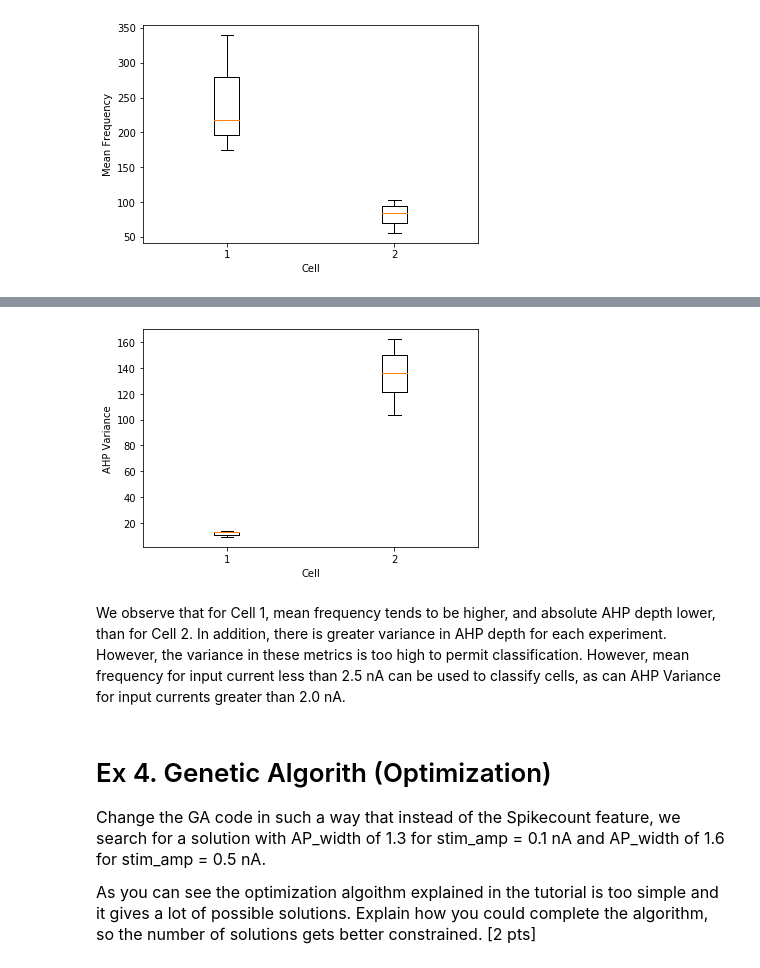
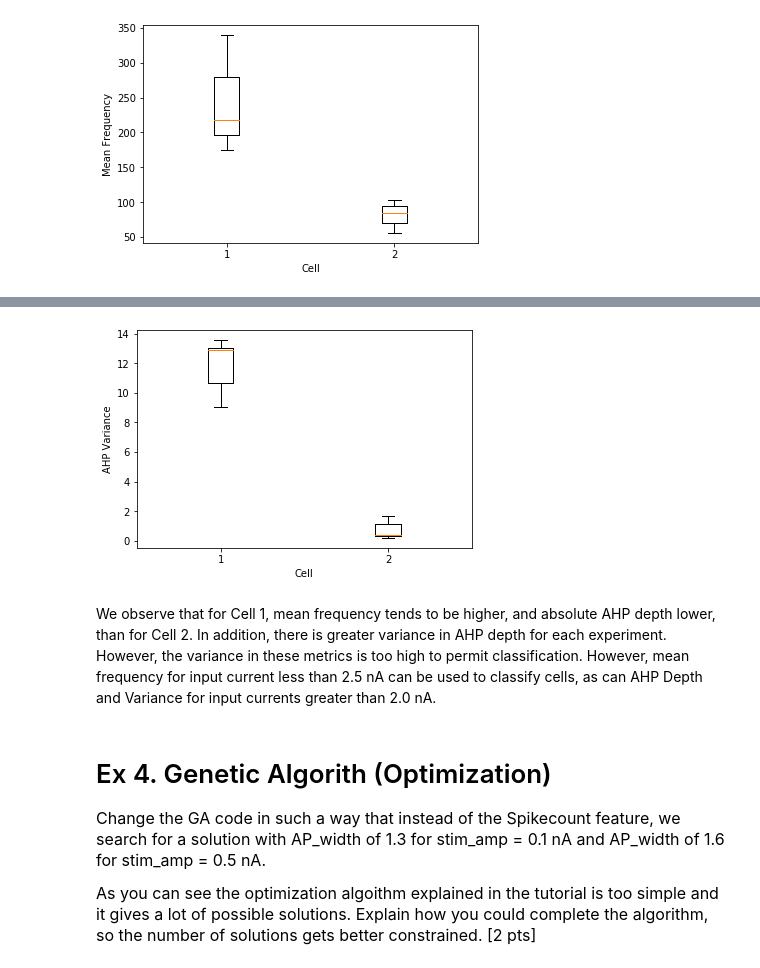
Before and after one commit to jjt20/InSilicoClass, a Jupyter notebook: my_notebooks/Week5/Week5_HomeWork.ipynb, the cells around one changed output, grey strips where cells are left out. Drawn from its saved outputs; the diff is of its cells as text; code cells hidden in the pictures.

```diff
--- a/my_notebooks/Week5/Week5_HomeWork.ipynb
+++ b/my_notebooks/Week5/Week5_HomeWork.ipynb
@@ -612,13 +620,13 @@ plt.show()
 # %%
 plt.figure()
-plt.boxplot([AHPVars1[4:],mean_freq2[4:]])
+plt.boxplot([AHPVars1[4:],AHPVars2[4:]])
 plt.xlabel('Cell')
 plt.ylabel('AHP Variance')
 plt.show()
 # %% [output]
-[figure, old version]
+[figure, new version]
 # %% [markdown]
-We observe that for Cell 1, mean frequency tends to be higher, and absolute AHP depth lower, than for Cell 2. In addition, there is greater variance in AHP depth for each experiment. However, the variance in these metrics is too high to permit classification. However, mean frequency for input current less than 2.5 nA can be used to classify cells, as can AHP Variance for input currents greater than 2.0 nA.
+We observe that for Cell 1, mean frequency tends to be higher, and absolute AHP depth lower, than for Cell 2. In addition, there is greater variance in AHP depth for each experiment. However, the variance in these metrics is too high to permit classification. However, mean frequency for input current less than 2.5 nA can be used to classify cells, as can AHP Depth and Variance for input currents greater than 2.0 nA.
 # %% [markdown]
 # Ex 4. Genetic Algorith (Optimization)
 
```
Also changed, not shown: parts of 4 cells of this notebook, 21 other files.
